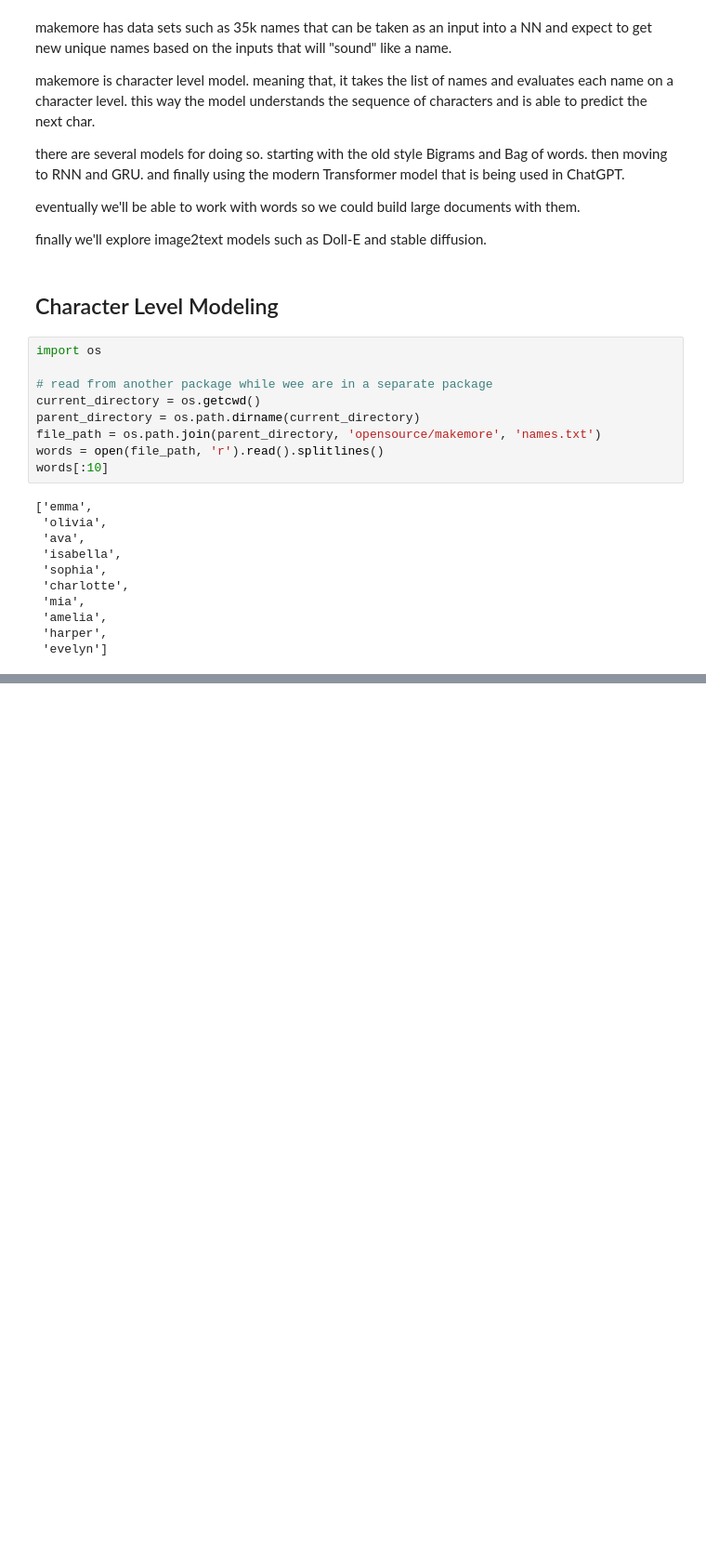
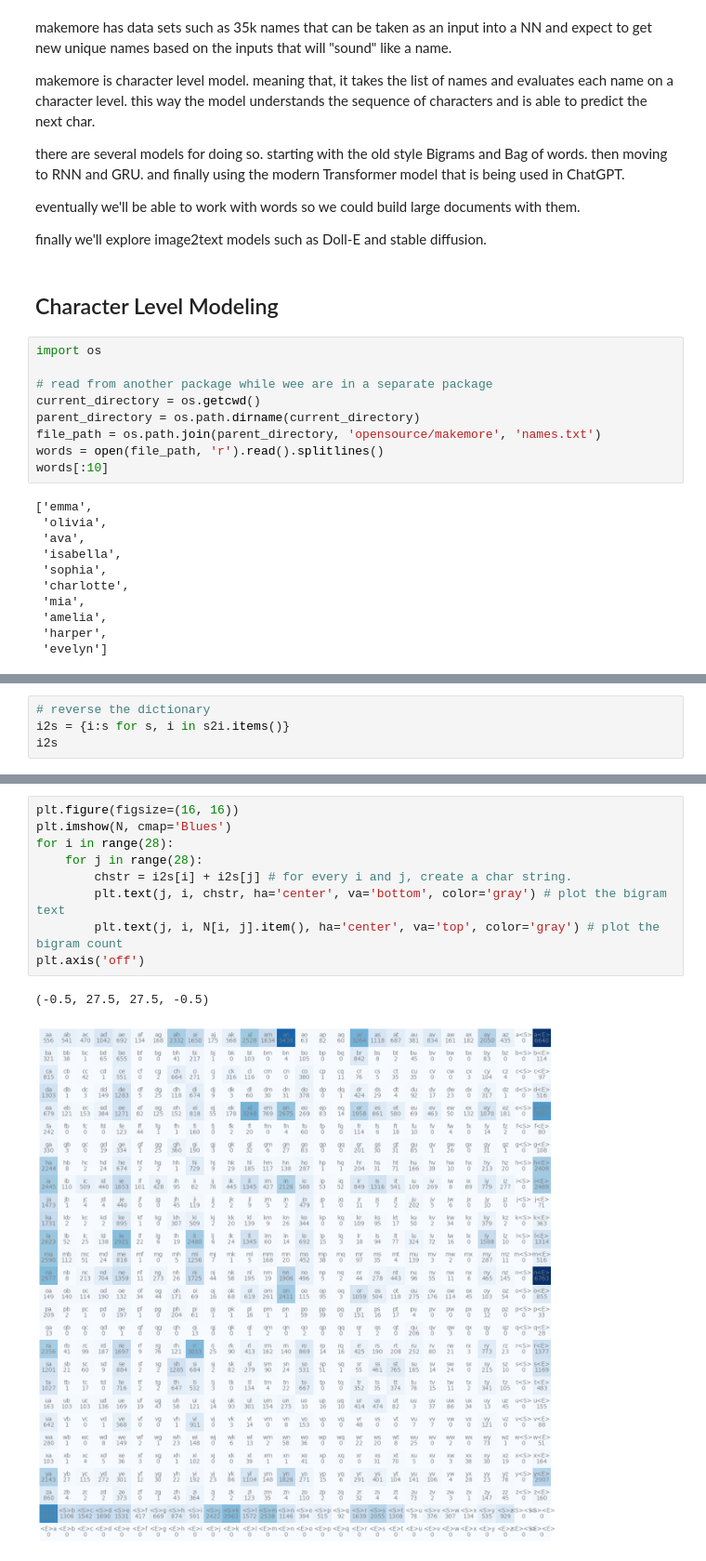
Before and after one commit to mehrdad-zade/OpenAPI, a Jupyter notebook: research/makeme_Explained.ipynb, the cells around one changed output, grey strips where cells are left out. Shown at 93% size. Saved outputs shown, nothing was run; the diff lists cells and outputs as text; blank space fills up the shorter version.

```diff
--- a/research/makeme_Explained.ipynb
+++ b/research/makeme_Explained.ipynb
@@ -39,0 +257,4 @@ words[:10]
+# %%
+# reverse the dictionary
+i2s = {i:s for s, i in s2i.items()}
+i2s
@@ -39,0 +279,12 @@ words[:10]
+# %%
+plt.figure(figsize=(16, 16))
+plt.imshow(N, cmap='Blues')
+for i in range(28):
+    for j in range(28):
+        chstr = i2s[i] + i2s[j] # for every i and j, create a char string.
+        plt.text(j, i, chstr, ha='center', va='bottom', color='gray') # plot the bigram text
+        plt.text(j, i, N[i, j].item(), ha='center', va='top', color='gray') # plot the bigram count
+plt.axis('off')
+# %% [output]
+(-0.5, 27.5, 27.5, -0.5)
+[figure, added]
```
Also changed, not shown: parts of 28 cells of this notebook.
